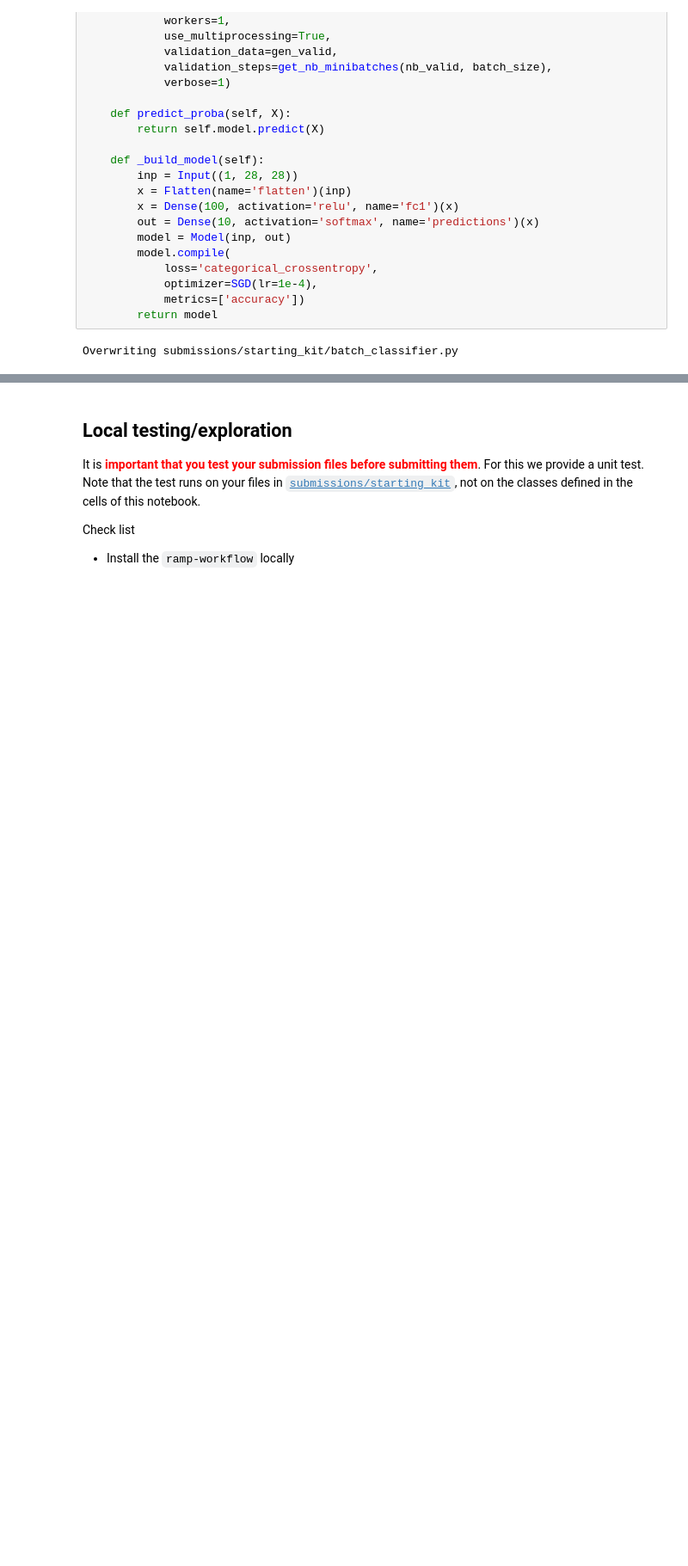
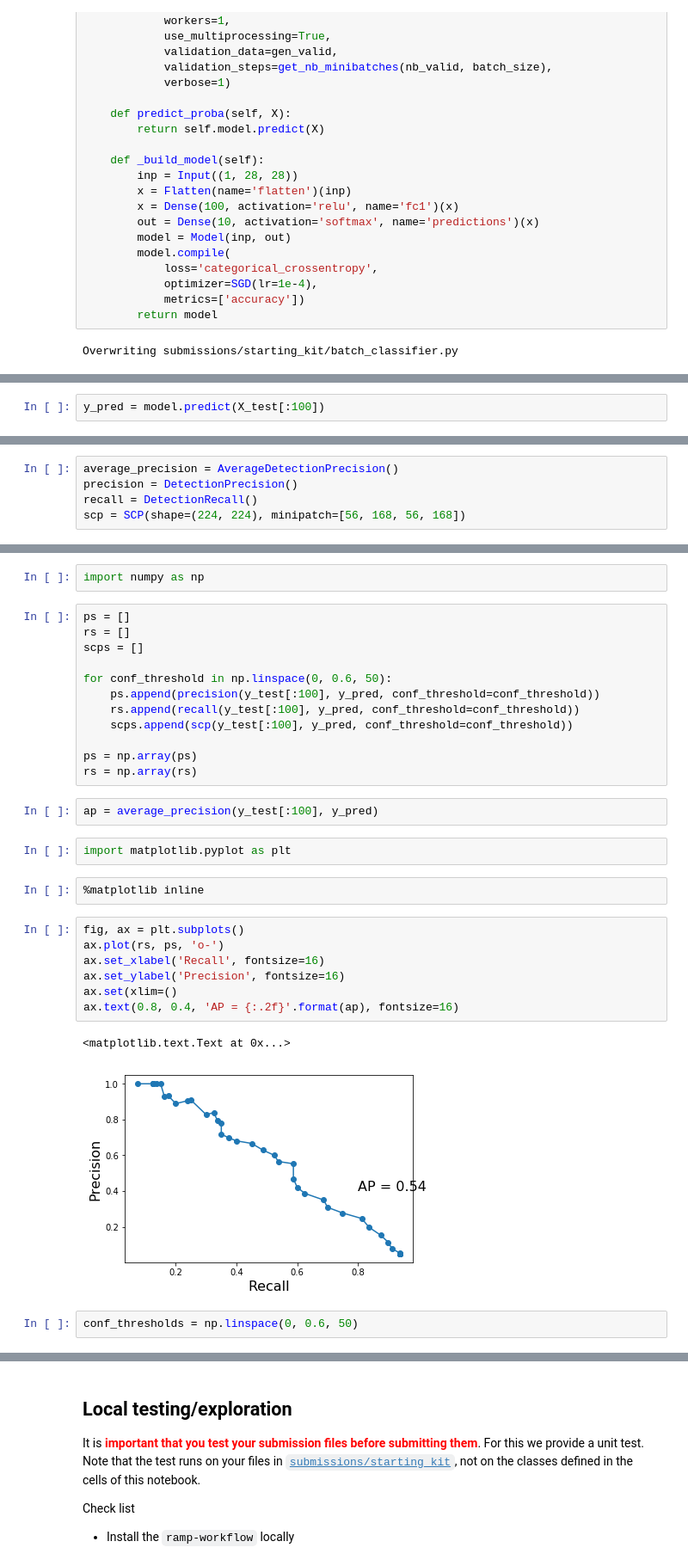
Before and after one commit to ramp-kits/mars_craters, a Jupyter notebook: mars_craters_starting_kit.ipynb, the cells around one changed output, grey strips where cells are left out. Shown at 86% size. Drawn from its saved outputs; the diff is of its cells as text; blank space fills up the shorter version.

Commit message:
add some examples with actual model

```diff
--- a/mars_craters_starting_kit.ipynb
+++ b/mars_craters_starting_kit.ipynb
@@ -356,0 +415,2 @@ The **score** is obtained as the sum of the absolute value of the mask.
+# %%
+y_pred = model.predict(X_test[:100])
@@ -356,0 +421,5 @@ The **score** is obtained as the sum of the absolute value of the mask.
+# %%
+average_precision = AverageDetectionPrecision()
+precision = DetectionPrecision()
+recall = DetectionRecall()
+scp = SCP(shape=(224, 224), minipatch=[56, 168, 56, 168])
@@ -356,0 +446,32 @@ The **score** is obtained as the sum of the absolute value of the mask.
+# %%
+import numpy as np
+# %%
+ps = []
+rs = []
+scps = []
+
+for conf_threshold in np.linspace(0, 0.6, 50):
+    ps.append(precision(y_test[:100], y_pred, conf_threshold=conf_threshold))
+    rs.append(recall(y_test[:100], y_pred, conf_threshold=conf_threshold))
+    scps.append(scp(y_test[:100], y_pred, conf_threshold=conf_threshold))
+
+ps = np.array(ps)
+rs = np.array(rs)
+# %%
+ap = average_precision(y_test[:100], y_pred)
+# %%
+import matplotlib.pyplot as plt
+# %%
+%matplotlib inline
+# %%
+fig, ax = plt.subplots()
+ax.plot(rs, ps, 'o-')
+ax.set_xlabel('Recall', fontsize=16)
+ax.set_ylabel('Precision', fontsize=16)
+ax.set(xlim=()
+ax.text(0.8, 0.4, 'AP = {:.2f}'.format(ap), fontsize=16)
+# %% [output]
+<matplotlib.text.Text at 0x...>
+[figure, added]
+# %%
+conf_thresholds = np.linspace(0, 0.6, 50)
```
Also changed, not shown: parts of 29 cells of this notebook, 2 other files.
